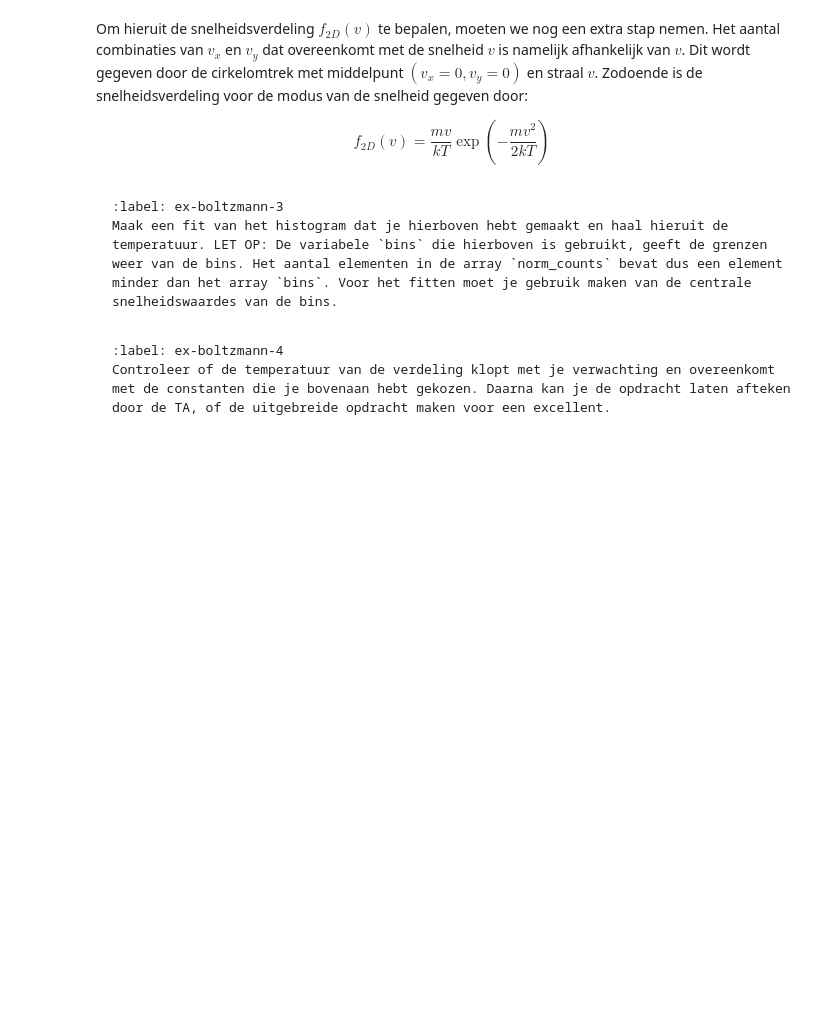
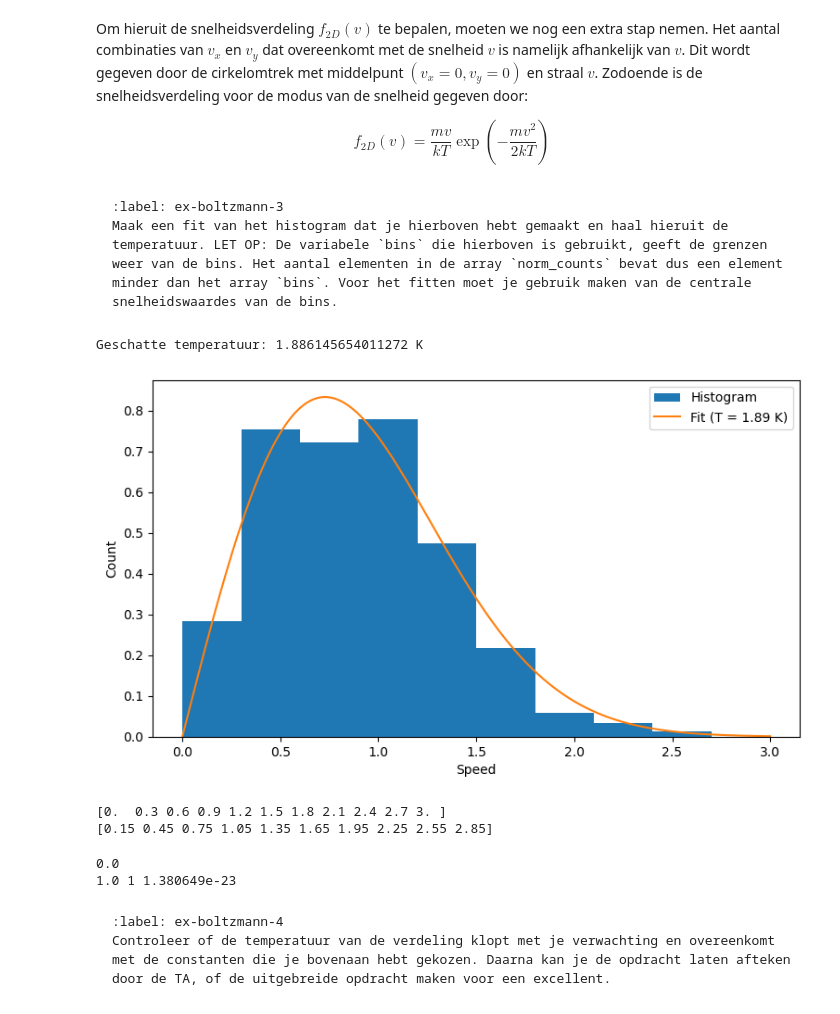
Before and after one commit to IshaSchneiders/69, a Jupyter notebook: Content/PySim/6_boltzmann.ipynb, the cells around one changed output. Saved outputs shown, nothing was run; the diff lists cells and outputs as text; code cells hidden in the pictures; blank space fills up the shorter version.

````diff
--- a/Content/PySim/6_boltzmann.ipynb
+++ b/Content/PySim/6_boltzmann.ipynb
@@ -346,6 +359,50 @@ Maak een fit van het histogram dat je hierboven hebt gemaakt en haal hieruit de
 ```
 # %%
 #your code/answer
+
+#Bincenters bepalen
+bin_centers = (0.5 * (bins[:-1] + bins[1:]))
+
+
+m = p.m
+k = 1.380649e-23
+
+#Formule definiëren
+def f_2D(v, a):
+    return (a*v)*np.exp(-.5*a*v**2)
+
+# Fit uitvoeren
+popt, pcov = curve_fit(f_2D, bin_centers, norm_counts)
+T_fit = popt[0]
+
+print("Geschatte temperatuur:", T_fit, "K")
+
+#Fit-curve plotten
+v_plot = np.linspace(0, 3*V_0, 500)
+fit_curve = f_2D(v_plot, T_fit)
+
+plt.figure(figsize=(9,5))
+plt.stairs(norm_counts, bins, fill=True, label="Histogram")
+plt.plot(v_plot, fit_curve, label=f"Fit (T = {T_fit:.2f} K)")
+
+plt.xlabel("Speed")
+plt.ylabel("Count")
+plt.legend()
+plt.show()
+
+print(bins)
+print(bin_centers)
+# %% [output]
+Geschatte temperatuur: 1.886145654011272 K
+[figure, added]
+[0.  0.3 0.6 0.9 1.2 1.5 1.8 2.1 2.4 2.7 3. ]
+[0.15 0.45 0.75 1.05 1.35 1.65 1.95 2.25 2.55 2.85]
+# %%
+print(np.exp((-m*V_0**2)/(2*k*300)))
+print(m,V_0,k)
+# %% [output]
+0.0
+1.0 1 1.380649e-23
 # %% [markdown]
 ```{exercise}
 :label: ex-boltzmann-4
````
Also changed, not shown: parts of 5 cells of this notebook.
